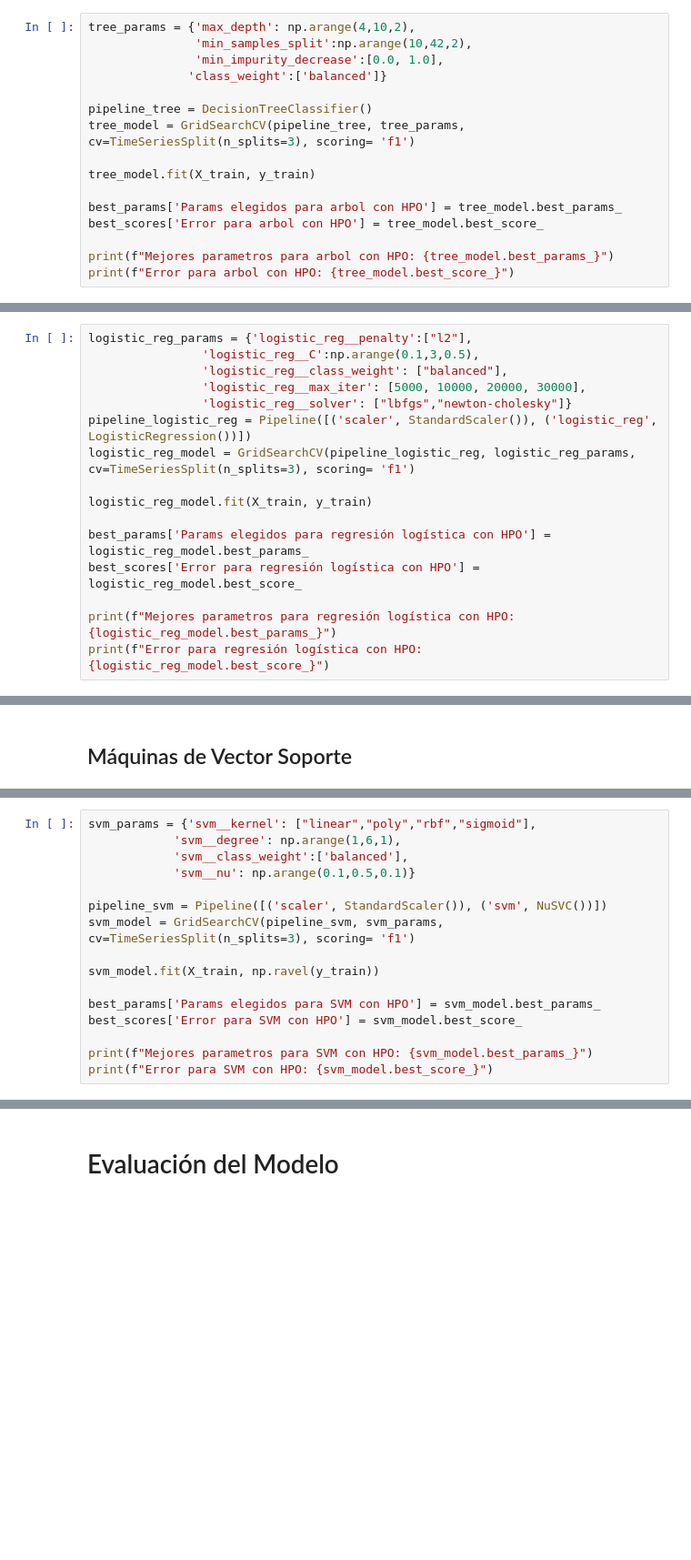
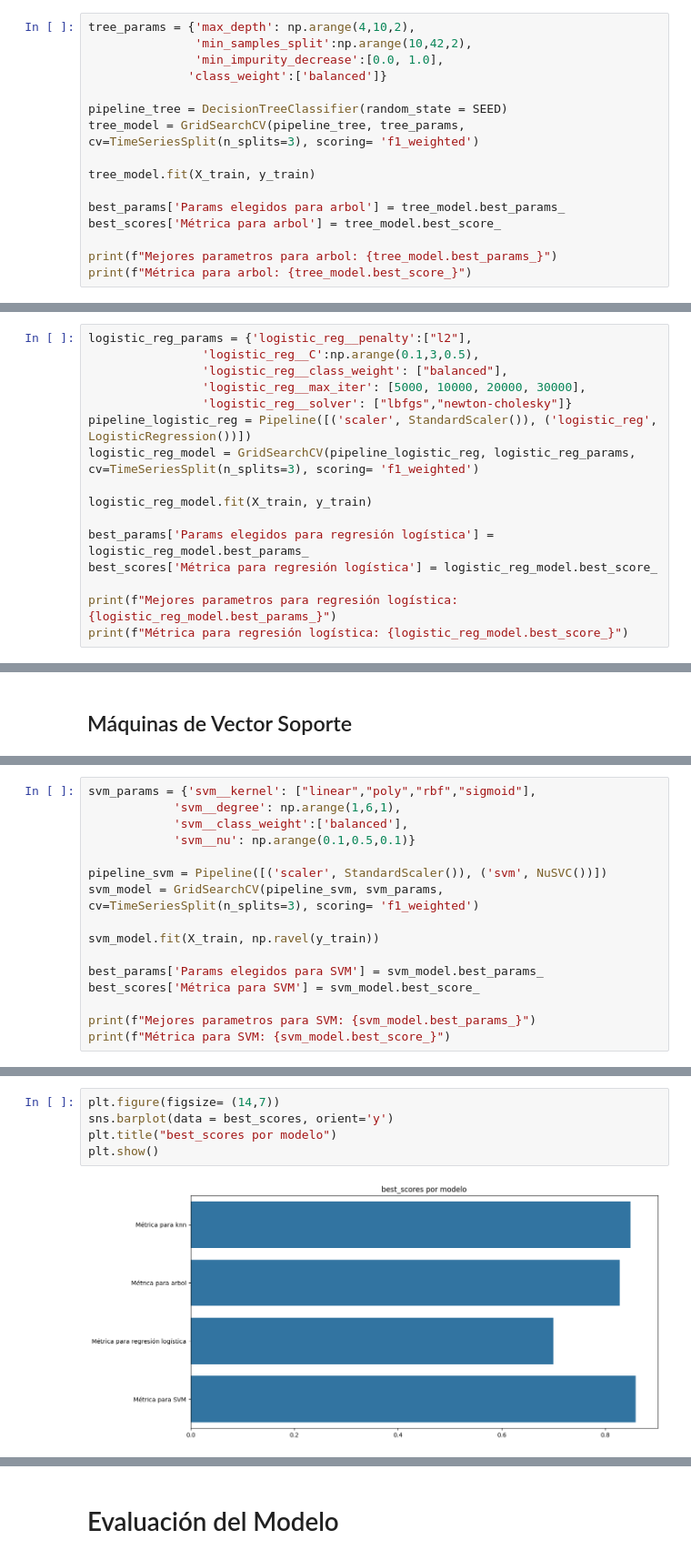
Before and after one commit to PaulaUc3m/Grupo4_P1AA, a Jupyter notebook: modelo_clasificación.ipynb, the cells around one changed output, grey strips where cells are left out. Shown: that part at 91% size. Drawn from its saved outputs; the diff is of its cells as text; blank space fills up the shorter version.

Commit message:
Cambio de f1 a f1-weighted

```diff
--- a/modelo_clasificación.ipynb
+++ b/modelo_clasificación.ipynb
@@ -67,14 +91,14 @@ tree_params = {'max_depth': np.arange(4,10,2),
                'min_impurity_decrease':[0.0, 1.0],
               'class_weight':['balanced']}
 
-pipeline_tree = DecisionTreeClassifier()
-tree_model = GridSearchCV(pipeline_tree, tree_params, cv=TimeSeriesSplit(n_splits=3), scoring= 'f1')
+pipeline_tree = DecisionTreeClassifier(random_state = SEED)
+tree_model = GridSearchCV(pipeline_tree, tree_params, cv=TimeSeriesSplit(n_splits=3), scoring= 'f1_weighted')
 
 tree_model.fit(X_train, y_train)
 
-best_params['Params elegidos para arbol con HPO'] = tree_model.best_params_
-best_scores['Error para arbol con HPO'] = tree_model.best_score_
+best_params['Params elegidos para arbol'] = tree_model.best_params_
+best_scores['Métrica para arbol'] = tree_model.best_score_
 
-print(f"Mejores parametros para arbol con HPO: {tree_model.best_params_}")
-print(f"Error para arbol con HPO: {tree_model.best_score_}")
+print(f"Mejores parametros para arbol: {tree_model.best_params_}")
+print(f"Métrica para arbol: {tree_model.best_score_}")
 # %% [output]
@@ -89,13 +117,13 @@ logistic_reg_params = {'logistic_reg__penalty':["l2"],
                 'logistic_reg__max_iter': [5000, 10000, 20000, 30000],
                 'logistic_reg__solver': ["lbfgs","newton-cholesky"]}
 pipeline_logistic_reg = Pipeline([('scaler', StandardScaler()), ('logistic_reg', LogisticRegression())])
-logistic_reg_model = GridSearchCV(pipeline_logistic_reg, logistic_reg_params, cv=TimeSeriesSplit(n_splits=3), scoring= 'f1')
+logistic_reg_model = GridSearchCV(pipeline_logistic_reg, logistic_reg_params, cv=TimeSeriesSplit(n_splits=3), scoring= 'f1_weighted')
 
 logistic_reg_model.fit(X_train, y_train)
 
-best_params['Params elegidos para regresión logística con HPO'] = logistic_reg_model.best_params_
-best_scores['Error para regresión logística con HPO'] = logistic_reg_model.best_score_
+best_params['Params elegidos para regresión logística'] = logistic_reg_model.best_params_
+best_scores['Métrica para regresión logística'] = logistic_reg_model.best_score_
 
-print(f"Mejores parametros para regresión logística con HPO: {logistic_reg_model.best_params_}")
-print(f"Error para regresión logística con HPO: {logistic_reg_model.best_score_}")
+print(f"Mejores parametros para regresión logística: {logistic_reg_model.best_params_}")
+print(f"Métrica para regresión logística: {logistic_reg_model.best_score_}")
 # %% [output]
@@ -110,13 +140,13 @@ svm_params = {'svm__kernel': ["linear","poly","rbf","sigmoid"],
             'svm__nu': np.arange(0.1,0.5,0.1)}
 
 pipeline_svm = Pipeline([('scaler', StandardScaler()), ('svm', NuSVC())])
-svm_model = GridSearchCV(pipeline_svm, svm_params, cv=TimeSeriesSplit(n_splits=3), scoring= 'f1')
+svm_model = GridSearchCV(pipeline_svm, svm_params, cv=TimeSeriesSplit(n_splits=3), scoring= 'f1_weighted')
 
 svm_model.fit(X_train, np.ravel(y_train))
 
-best_params['Params elegidos para SVM con HPO'] = svm_model.best_params_
-best_scores['Error para SVM con HPO'] = svm_model.best_score_
+best_params['Params elegidos para SVM'] = svm_model.best_params_
+best_scores['Métrica para SVM'] = svm_model.best_score_
 
-print(f"Mejores parametros para SVM con HPO: {svm_model.best_params_}")
-print(f"Error para SVM con HPO: {svm_model.best_score_}")
+print(f"Mejores parametros para SVM: {svm_model.best_params_}")
+print(f"Métrica para SVM: {svm_model.best_score_}")
 # %% [output]
@@ -143,0 +174,7 @@ Best Score de cada modelo:
+# %%
+plt.figure(figsize= (14,7))
+sns.barplot(data = best_scores, orient='y')
+plt.title("best_scores por modelo")
+plt.show()
+# %% [output]
+[figure, added]
```
Also changed, not shown: parts of 18 cells of this notebook.
